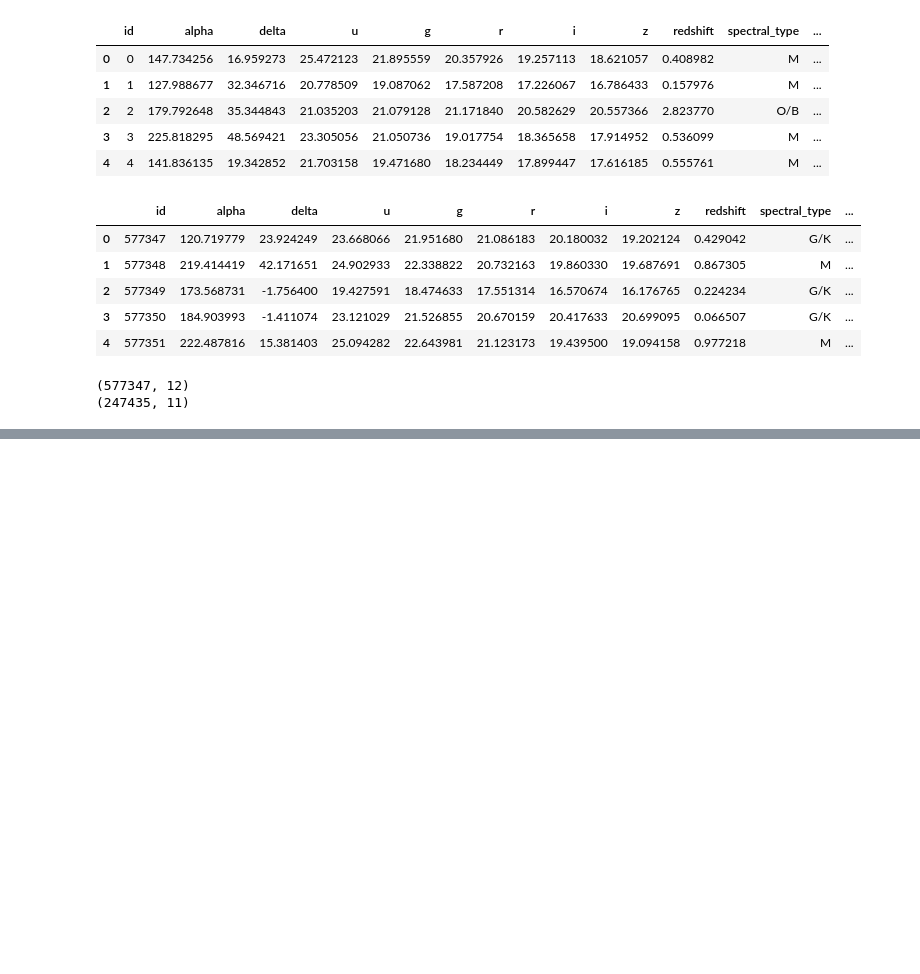
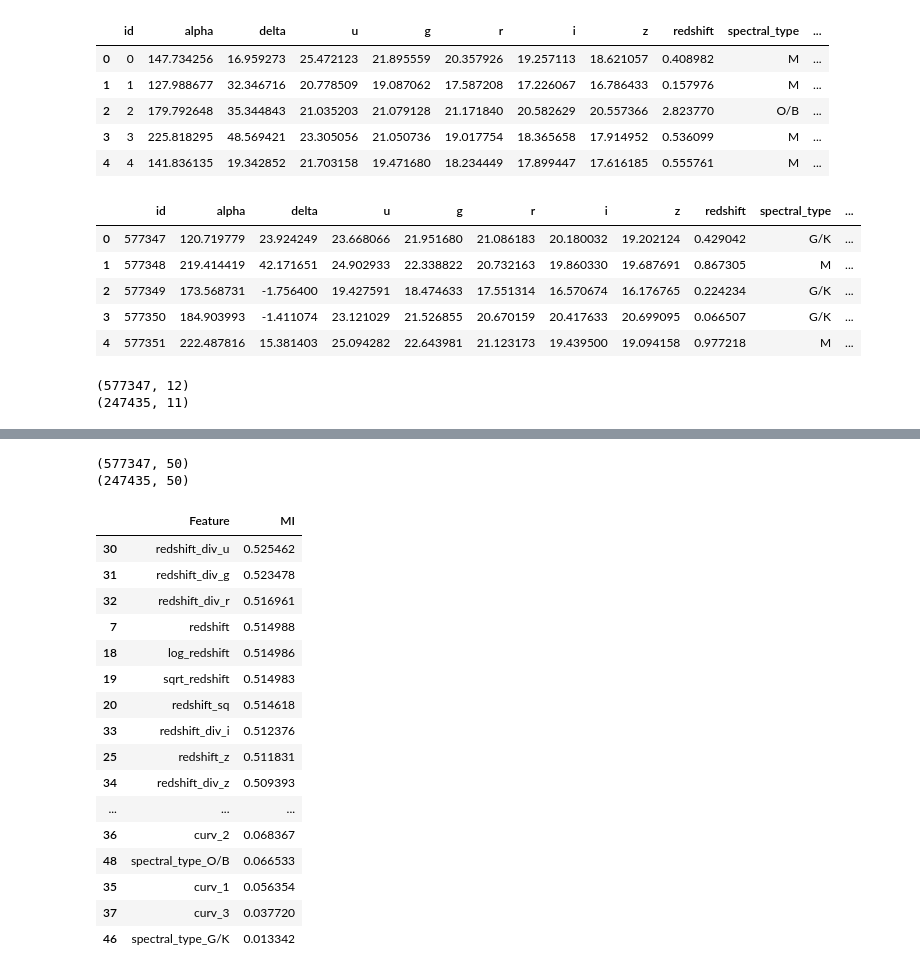
Before and after one commit to AdityaMMantri/Kaggle-Stellar-Class, a Jupyter notebook: Experiments/Fset3/feature_set3.ipynb, the cells around one changed output, grey strips where cells are left out. Saved outputs shown, nothing was run; the diff lists cells and outputs as text; code cells hidden in the pictures; blank space fills up the shorter version.

```diff
--- a/Experiments/Fset3/feature_set3.ipynb
+++ b/Experiments/Fset3/feature_set3.ipynb
@@ -53,7 +51,7 @@ X_test=test.drop(columns=[ID_COL])
 target_encoder=LabelEncoder()
 y_encoded=target_encoder.fit_transform(y)
 # %%
-def feature_set_2(df):
+def feature_set_3(df):
 
     df = df.copy()
     # feature set 1
@@ -68,30 +66,42 @@ def feature_set_2(df):
     df["g_z"]=df["g"] - df["z"]
     df["r_z"]=df["r"] - df["z"]
 
-    # Redshift transforms
+    # feature set 2
+    eps=1e-6
     df["log_redshift"]=np.log1p(df["redshift"])
     df["sqrt_redshift"]=np.sqrt(np.clip(df["redshift"], 0, None))
     df["redshift_sq"]=(df["redshift"]**2)
-
-    # Redshift × Magnitude
     df["redshift_u"]=(df["redshift"] * df["u"])
     df["redshift_g"]=(df["redshift"] * df["g"])
     df["redshift_r"]=(df["redshift"] * df["r"])
     df["redshift_i"]=(df["redshift"] * df["i"])
     df["redshift_z"]=(df["redshift"] * df["z"])
-
-    # Redshift × Color Indices
     df["redshift_u_g"]=(df["redshift"] * df["u_g"])
     df["redshift_g_r"]=(df["redshift"] * df["g_r"])
     df["redshift_r_i"]=(df["redshift"] * df["r_i"])
     df["redshift_i_z"]=(df["redshift"] * df["i_z"])
-
-    # Ratios
-    eps=1e-6
     df["redshift_div_u"]=(df["redshift"] / (np.abs(df["u"]) + eps))
     df["redshift_div_g"]=(df["redshift"] / (np.abs(df["g"]) + eps))
     df["redshift_div_r"]=(df["redshift"] / (np.abs(df["r"]) + eps))
     df["redshift_div_i"]=(df["redshift"] / (np.abs(df["i"]) + eps))
     df["redshift_div_z"]=(df["redshift"] / (np.abs(df["z"]) + eps))
 
+    # FEATURE SET 3
+    # Spectral curvature
+    df["curv_1"]=(df["u_g"] - df["g_r"])
+    df["curv_2"]=(df["g_r"] - df["r_i"])
+    df["curv_3"]=(df["r_i"] - df["i_z"])
+
+    # Spectrum spread
+    mag_cols=["u","g","r","i","z"]
+
+    df["mag_std"]=(df[mag_cols].std(axis=1))
+    df["mag_range"]=(df[mag_cols].max(axis=1))-(df[mag_cols].min(axis=1))
+
+    df["alpha_sin"]=np.sin(np.radians(df["alpha"]))
+    df["alpha_cos"]=np.cos(np.radians(df["alpha"]))
+
+    df["delta_sin"]=np.sin(np.radians(df["delta"]))
+    df["delta_cos"]=np.cos(np.radians(df["delta"]))
+
     return df
@@ -110,16 +124,39 @@ X_fs3_test.to_csv("X_test_fs3.csv", index=False)
 # %%
-cat_cols = ["spectral_type", "galaxy_population"]
+cat_cols = ["spectral_type","galaxy_population"]
 
-ohe = ColumnTransformer(
-    transformers=[
-        (
-            "cat",
-            OneHotEncoder(handle_unknown="ignore"),
-            cat_cols
-        )
-    ],
-    remainder="passthrough"
-)
+ohe=ColumnTransformer(transformers=[("cat",OneHotEncoder(handle_unknown="ignore"),cat_cols)],
+    remainder="passthrough")
 
 X_ohe = ohe.fit_transform(X_fs3)
-X_test_ohe = ohe.transform(X_fs3_test)
+X_test_ohe = ohe.transform(X_test_fs3)
+
+print(X_ohe.shape)
+print(X_test_ohe.shape)
+# %% [output]
+(577347, 50)
+(247435, 50)
+# %%
+X_mi=pd.get_dummies(X_fs3,drop_first=True)
+
+mi_scores=mutual_info_classif(X_mi,y_encoded,random_state=42)
+
+mi_df=pd.DataFrame({"Feature": X_mi.columns,"MI": mi_scores})
+mi_df.sort_values("MI",ascending=False).head(60)
+# %% [output]
+|  | Feature | MI |
+| 30 | redshift_div_u | 0.525462 |
+| 31 | redshift_div_g | 0.523478 |
+| 32 | redshift_div_r | 0.516961 |
+| 7 | redshift | 0.514988 |
+| 18 | log_redshift | 0.514986 |
+| 19 | sqrt_redshift | 0.514983 |
+| 20 | redshift_sq | 0.514618 |
+| 33 | redshift_div_i | 0.512376 |
+| 25 | redshift_z | 0.511831 |
+| 34 | redshift_div_z | 0.509393 |
+| ... | ... | ... |
+| 36 | curv_2 | 0.068367 |
+| 48 | spectral_type_O/B | 0.066533 |
+| 35 | curv_1 | 0.056354 |
+| 37 | curv_3 | 0.037720 |
+| 46 | spectral_type_G/K | 0.013342 |
```
Also changed, not shown: parts of 17 cells of this notebook.
